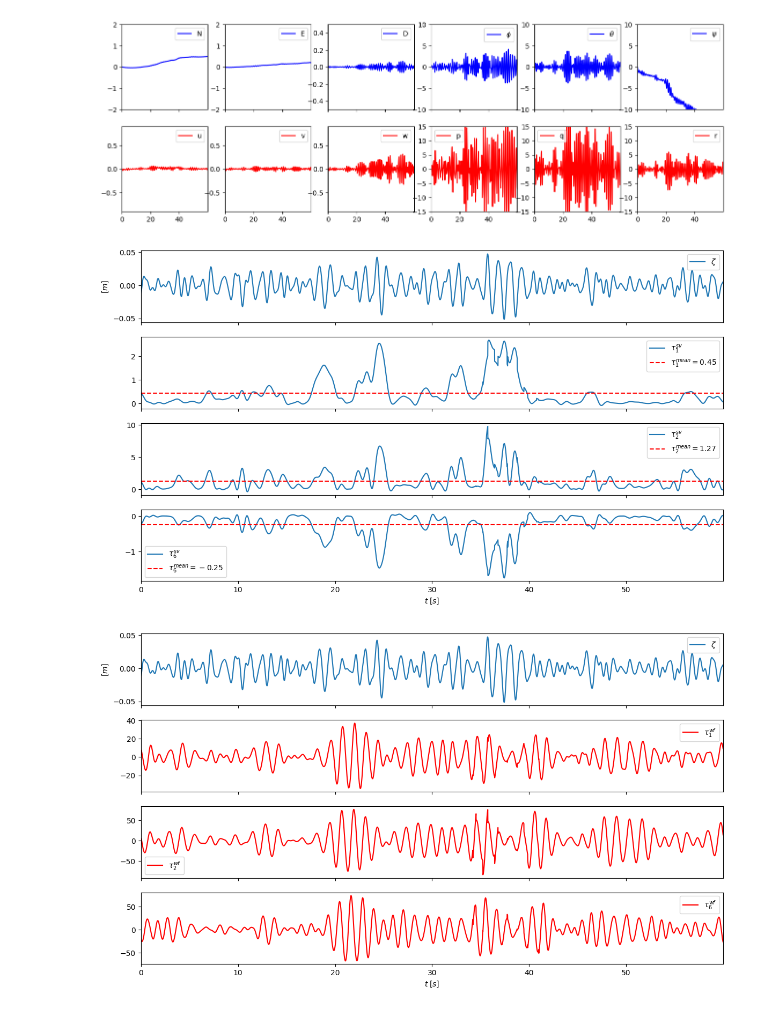
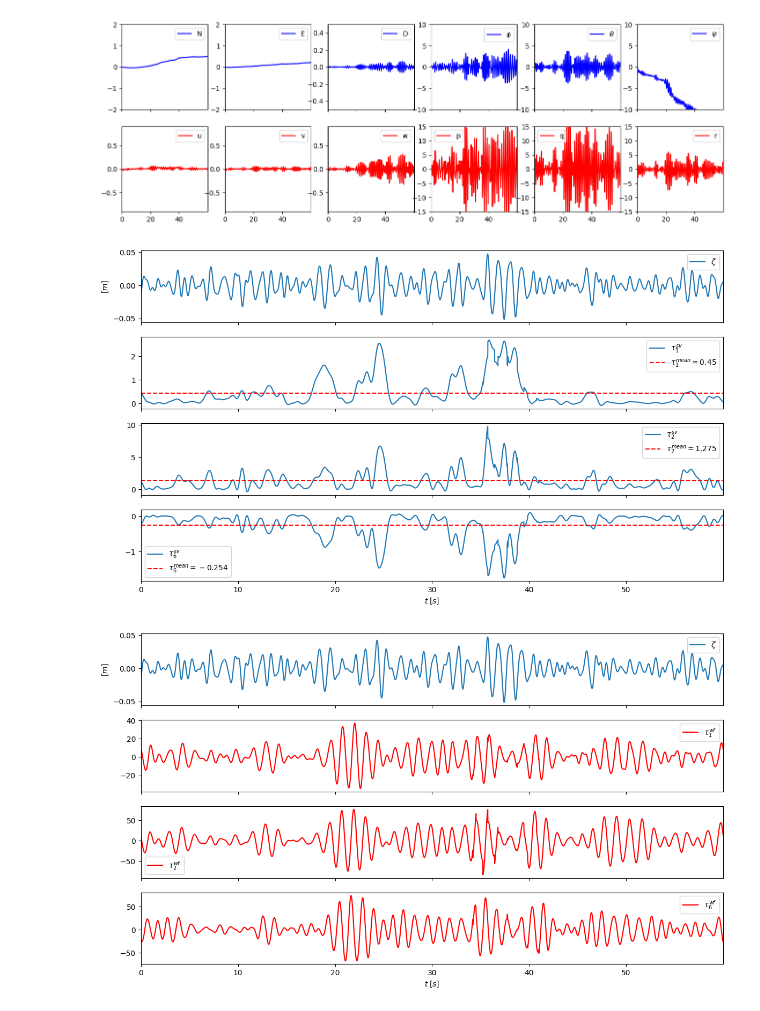
Before and after one commit to janerikhy/Wave-Model, a Jupyter notebook: notebooks/csad_6dof_model.ipynb, the cells around one changed output. Saved outputs shown, nothing was run; the diff lists cells and outputs as text; code cells hidden in the pictures.

```diff
--- a/notebooks/csad_6dof_model.ipynb
+++ b/notebooks/csad_6dof_model.ipynb
@@ -89,12 +75,10 @@ tau_wf = np.zeros((len(t), 6))
 for i in range(1, len(t)):
     # Tau env is the 2nd order wave loads now.
     relative_angle = vessel.get_eta()[-1] - wave_angle[0]
-    tau_pid, zi = controller(vessel.get_eta(), vessel.get_nu(), zi)
-    tau_pid = np.concatenate([tau_pid[:2], np.zeros(3), tau_pid[[2]]])
     print(np.rad2deg(relative_angle))
     tau_env[i] = waveload.second_order_loads(t[i], relative_angle)
     tau_wf[i] = waveload.first_order_loads(t[i], relative_angle, vessel.get_eta())
-    vessel.x_dot(Uc, betac, tau_env[i] + tau_wf[i])# + tau_pid)
+    vessel.x_dot(Uc, betac, tau_env[i] + tau_wf[i])
     vessel.integrate()
     eta[i] = vessel.get_eta()
     x[i] = vessel._x
@@ -152,25 +136,25 @@ plt.show()
 # %%
 # Plot the slowly varying load for the different DoF
 fig, axs = plt.subplots(4, 1, sharex=True, figsize=(14, 8))
 c = 1
 
 plt.sca(axs[0])
 plt.plot(t, np.sum(wave_amp*np.cos(wave_freqs*t[:, None] + phases), axis=1), label=r"$\zeta$")
 plt.ylabel("$[m]$")
 plt.legend()
 for i in [0, 1, 5]:
     plt.sca(axs[c])
     plt.plot(t, tau_env[:, i], label=r"$\tau_{}^{}$".format(i+1, '{sv}'))
-    avg = np.round(np.mean(tau_env[:, i]),2)
+    avg = np.round(np.mean(tau_env[:, i]),3)
     plt.axhline(avg, linestyle="--", color="red", label=r"$\tau_{}^{}={}$".format(i+1, '{mean}', avg))
     plt.legend()
     c += 1
 
 plt.xlabel("$t \; [s]$")
 plt.xlim(t[0], t[-1])
 plt.show()
 # %% [output]
-[figure, old version]
+[figure, new version]
 # %%
 # Plot the wave-frequency loads for the different DoF
 fig, axs = plt.subplots(4, 1, sharex=True, figsize=(14, 8))
```
Also changed, not shown: parts of 10 cells of this notebook.
